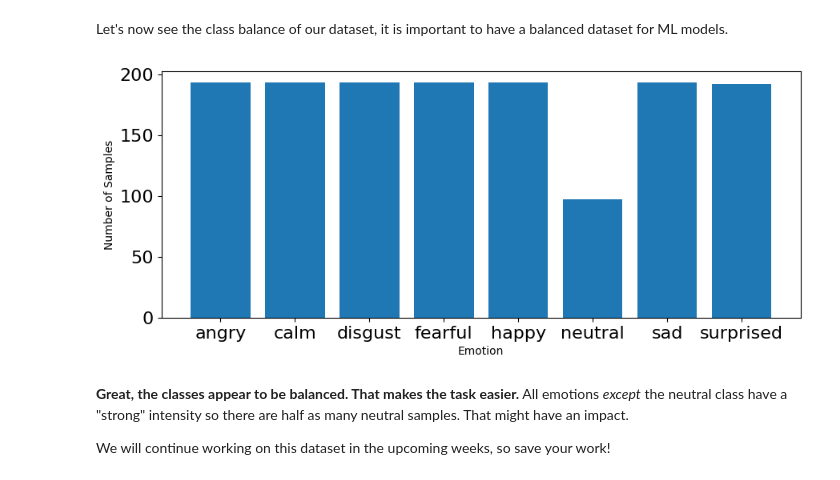
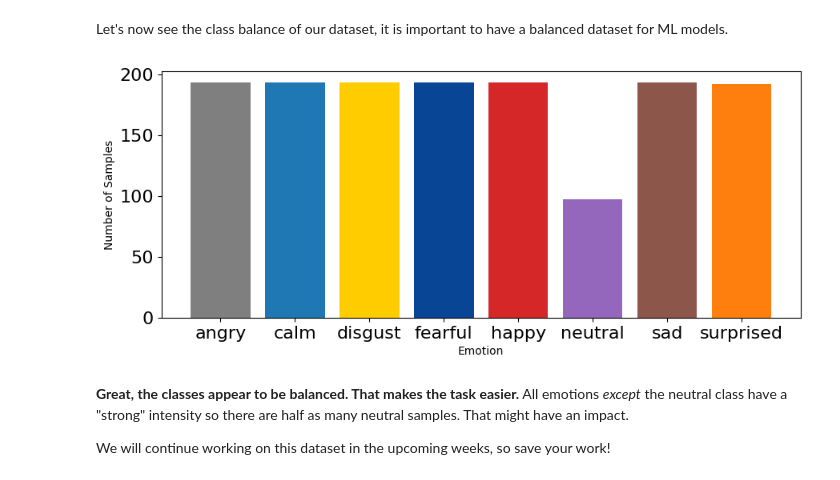
Before and after one commit to jcvancity2022/Week2-DataPreprocessing, a Jupyter notebook: Week 2.ipynb, the cells around one changed output. Drawn from its saved outputs; the diff is of its cells as text; code cells hidden in the pictures.

Commit message:
Added custom colours for emotion plots and implemented gender & emotion category balance visualizations

```diff
--- a/Week 2.ipynb
+++ b/Week 2.ipynb
@@ -715,18 +744,35 @@ features, emotions = load_data()
 Let's now see the class balance of our dataset, it is important to have a balanced dataset for ML models.
 # %%
 # plot emotions
+import matplotlib.pyplot as plt
+import numpy as np
+
+# Example: your `emotions` list contains all labels (Neutral, Calm, etc.)
+emotion_list, count = np.unique(emotions, return_counts=True)
+
+# Custom colour palette (Option 2: strong emotional associations)
+colors = [
+    "#7f7f7f",  # Neutral - gray
+    "#1f77b4",  # Calm - sky blue
+    "#ffcc00",  # Happy - yellow
+    "#084594",  # Sad - navy blue
+    "#d62728",  # Angry - red
+    "#9467bd",  # Fearful - purple
+    "#8c564b",  # Disgust - olive green
+    "#ff7f0e"   # Surprised - orange
+]
 plt.figure(figsize=(35,4))
 plt.subplot(1,3,1)
 #np.unique returns ordered list of unique elements and count of each element
 emotion_list, count = np.unique(emotions, return_counts=True)
-plt.bar(x=range(8), height=count)
+plt.bar(x=range(len(emotion_list)), height=count, color=colors[:len(emotion_list)])
 plt.xticks(ticks=range(8), labels = [emotion for emotion in emotion_list],fontsize=10)
 plt.xlabel('Emotion')
 plt.tick_params(labelsize=16)
 plt.ylabel('Number of Samples')
 plt.show()
 # %% [output]
-[figure, old version]
+[figure, new version]
 # %% [markdown]
 **Great, the classes appear to be balanced. That makes the task easier.** All emotions _except_ the neutral class have a "strong" intensity so there are half as many neutral samples. That might have an impact.
 
```
Also changed, not shown: parts of 10 cells of this notebook.
